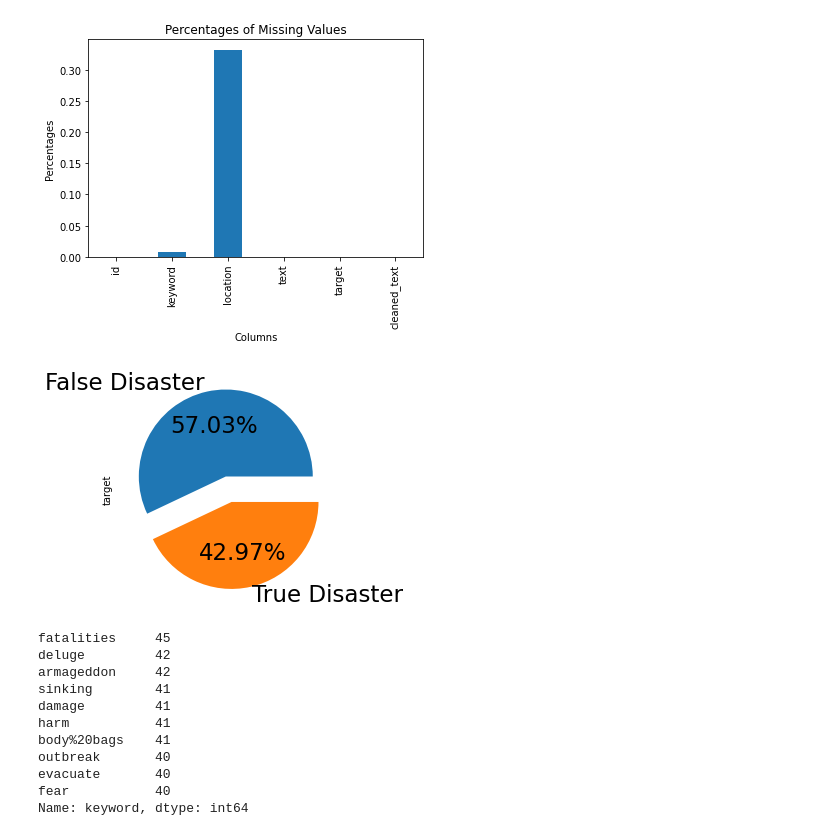
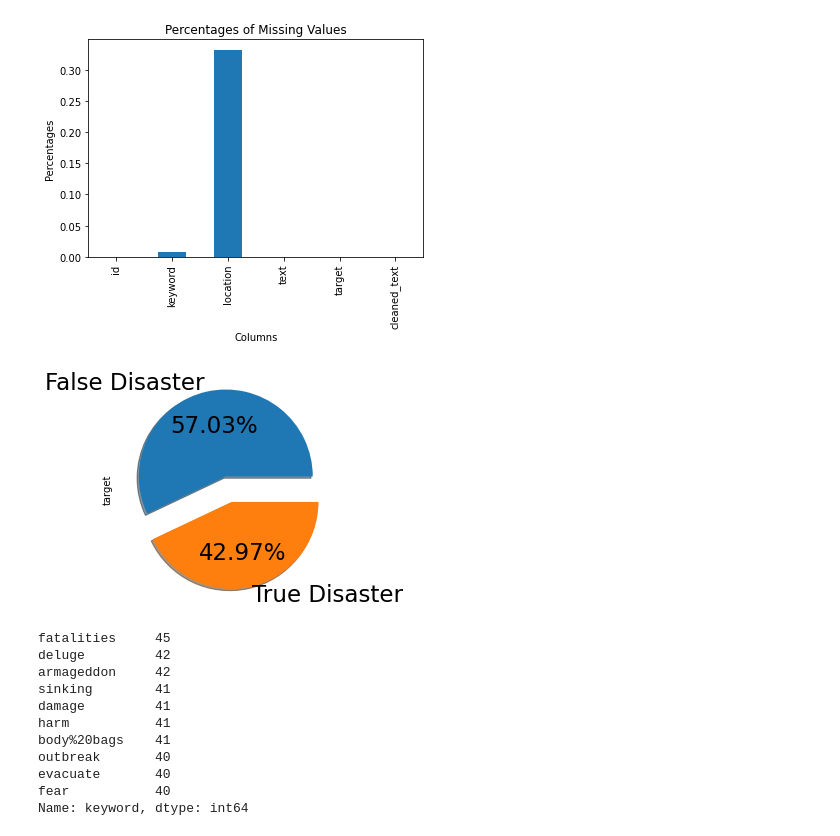
Before and after one commit to huangjunxin/DisasterTweetsAuthenticityClassification, a Jupyter notebook: pre-processing/kaggle_nlp.ipynb, the cells around one changed output. Cells and saved outputs as stored; diff of their text form; code cells hidden in the pictures.

```diff
--- a/pre-processing/kaggle_nlp.ipynb
+++ b/pre-processing/kaggle_nlp.ipynb
@@ -238,12 +245,12 @@ plt.show()
 # %%
 training_data['target'].value_counts().plot.pie(explode = [0.15, 0.15],
                                         labels =  ['False Disaster', 'True Disaster'],
-                                        # shadow = True,
+                                        shadow = True,
                                         autopct = '%2.2f%%',
                                         textprops = {'fontsize' : 23 })
 plt.show();
 # %% [output]
-[figure, old version]
+[figure, new version]
 # %%
 training_data['keyword'].value_counts()[0:10]
 # %% [output]
```
Also changed, not shown: parts of 6 cells of this notebook, 1 other file.
